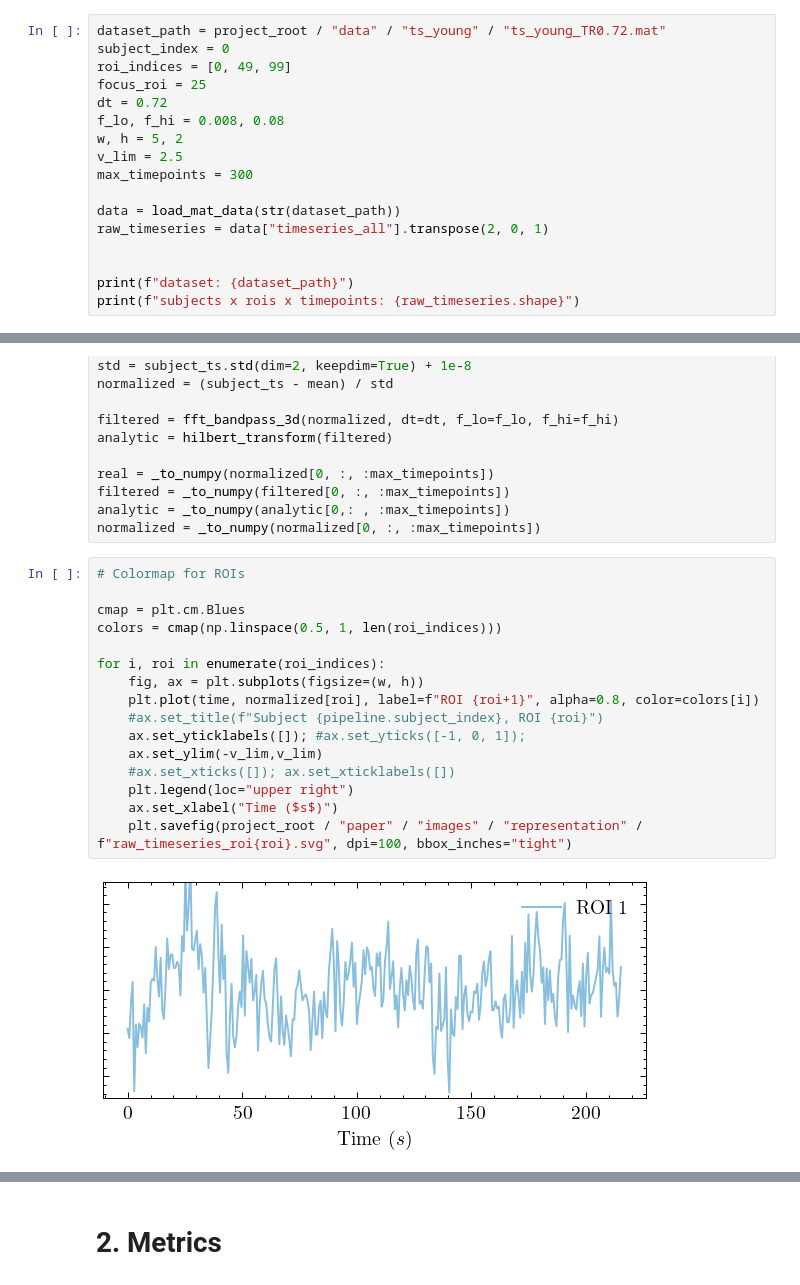
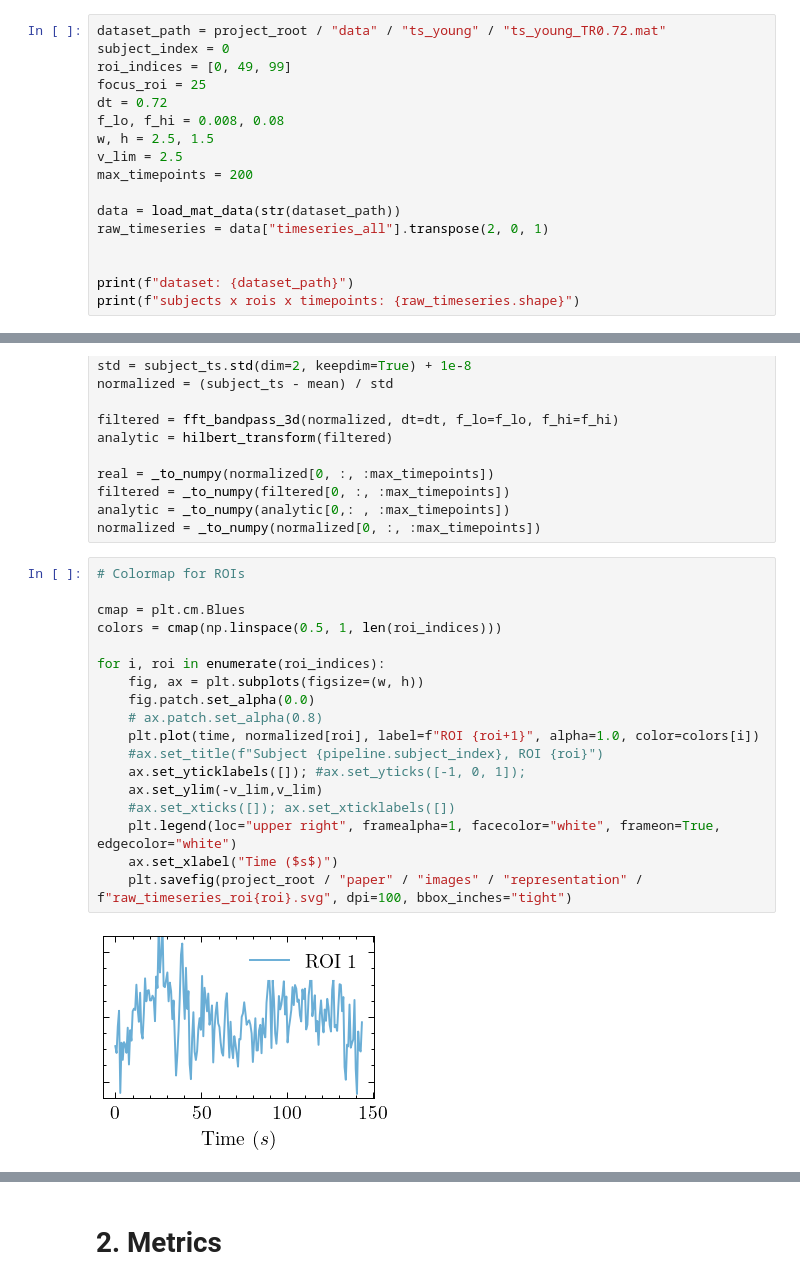
Before and after one commit to dani2442/neuroscience_control, a Jupyter notebook: examples/pipeline_visualization.ipynb, the cells around one changed output, grey strips where cells are left out. Saved outputs shown, nothing was run; the diff lists cells and outputs as text.

```diff
--- a/examples/pipeline_visualization.ipynb
+++ b/examples/pipeline_visualization.ipynb
@@ -36,9 +36,9 @@ roi_indices = [0, 49, 99]
 focus_roi = 25
 dt = 0.72
 f_lo, f_hi = 0.008, 0.08
-w, h = 5, 2
+w, h = 2.5, 1.5
 v_lim = 2.5
-max_timepoints = 300
+max_timepoints = 200
 
 data = load_mat_data(str(dataset_path))
 raw_timeseries = data["timeseries_all"].transpose(2, 0, 1)
@@ -68,18 +68,20 @@ normalized = _to_numpy(normalized[0, :, :max_timepoints])
 # %%
 # Colormap for ROIs
 
 cmap = plt.cm.Blues
 colors = cmap(np.linspace(0.5, 1, len(roi_indices)))
 
 for i, roi in enumerate(roi_indices):
     fig, ax = plt.subplots(figsize=(w, h))
-    plt.plot(time, normalized[roi], label=f"ROI {roi+1}", alpha=0.8, color=colors[i])
+    fig.patch.set_alpha(0.0)
+    # ax.patch.set_alpha(0.8)
+    plt.plot(time, normalized[roi], label=f"ROI {roi+1}", alpha=1.0, color=colors[i])
     #ax.set_title(f"Subject {pipeline.subject_index}, ROI {roi}")
     ax.set_yticklabels([]); #ax.set_yticks([-1, 0, 1]);
     ax.set_ylim(-v_lim,v_lim)
     #ax.set_xticks([]); ax.set_xticklabels([])
-    plt.legend(loc="upper right")
+    plt.legend(loc="upper right", framealpha=1, facecolor="white", frameon=True, edgecolor="white")
     ax.set_xlabel("Time ($s$)")
     plt.savefig(project_root / "paper" / "images" / "representation" / f"raw_timeseries_roi{roi}.svg", dpi=100, bbox_inches="tight")
 # %% [output]
-[figure, old version]
+[figure, new version]
```
Also changed, not shown: parts of 16 cells of this notebook.
